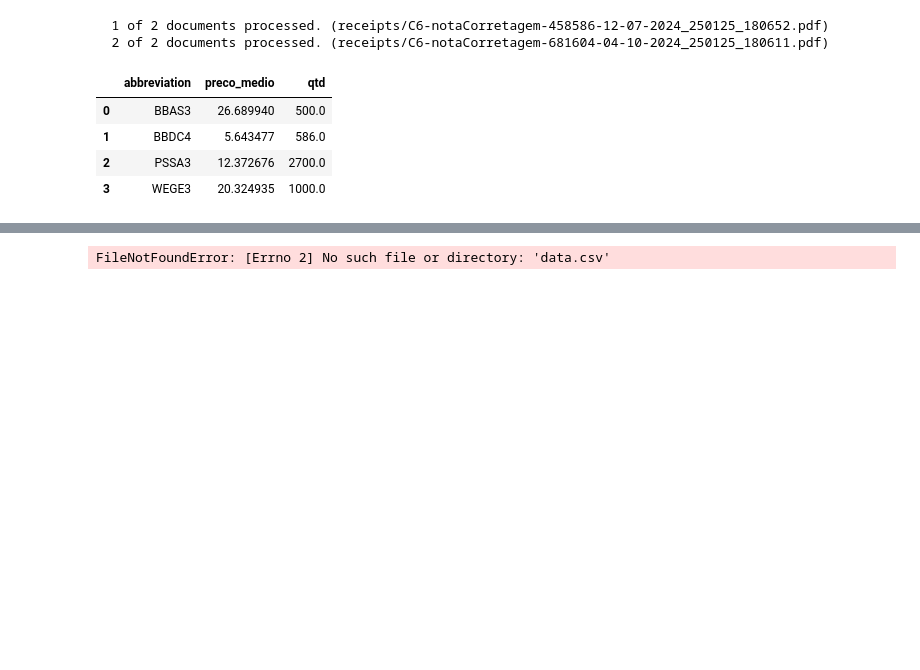
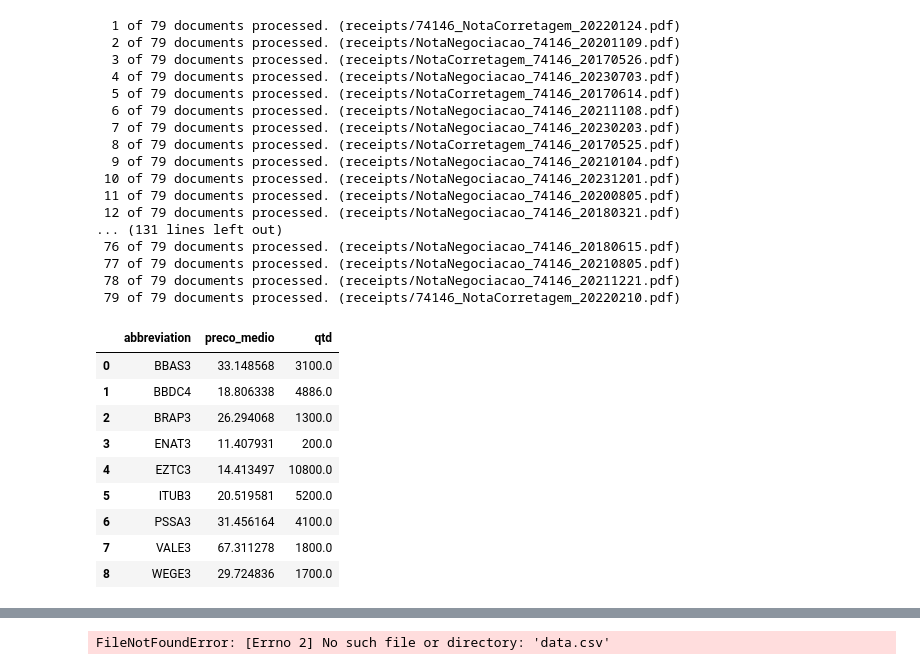
Before and after one commit to dokawa/lion-weapon, a Jupyter notebook: notebook.ipynb, the cells around one changed output, grey strips where cells are left out. Saved outputs shown, nothing was run; the diff lists cells and outputs as text; code cells hidden in the pictures; blank space fills up the shorter version.

```diff
--- a/notebook.ipynb
+++ b/notebook.ipynb
@@ -3,31 +3,51 @@
 # %%
 import importlib
 from lion_weapon import LionWeapon
 from importer import Importer
 from file_utils import get_filepaths_list
 import lion_weapon
 from utils import add_exceptional_earnings_since_2018
 
 from df_utils import save_csv, get_average_buy_price, get_average_buy_price_df
 from datetime import datetime
 
 
 importlib.reload(lion_weapon)
 
 filepath_list = get_filepaths_list("receipts")
 raw_df = Importer().process(filepath_list)
 raw_df = add_exceptional_earnings_since_2018(raw_df)
 
 
 lp = LionWeapon()
-df = lp.calculate(raw_df, datetime(2023, 12, 31))
+df = lp.calculate(raw_df, datetime(2024, 12, 31))
 df
 # %% [output]
-  1 of 2 documents processed. (receipts/C6-notaCorretagem-458586-12-07-2024_250125_180652.pdf)
-  2 of 2 documents processed. (receipts/C6-notaCorretagem-681604-04-10-2024_250125_180611.pdf)
+  1 of 79 documents processed. (receipts/74146_NotaCorretagem_20220124.pdf)
+  2 of 79 documents processed. (receipts/NotaNegociacao_74146_20201109.pdf)
+  3 of 79 documents processed. (receipts/NotaCorretagem_74146_20170526.pdf)
+  4 of 79 documents processed. (receipts/NotaNegociacao_74146_20230703.pdf)
+  5 of 79 documents processed. (receipts/NotaCorretagem_74146_20170614.pdf)
+  6 of 79 documents processed. (receipts/NotaNegociacao_74146_20211108.pdf)
+  7 of 79 documents processed. (receipts/NotaNegociacao_74146_20230203.pdf)
+  8 of 79 documents processed. (receipts/NotaCorretagem_74146_20170525.pdf)
+  9 of 79 documents processed. (receipts/NotaNegociacao_74146_20210104.pdf)
+ 10 of 79 documents processed. (receipts/NotaNegociacao_74146_20231201.pdf)
+ 11 of 79 documents processed. (receipts/NotaNegociacao_74146_20200805.pdf)
+ 12 of 79 documents processed. (receipts/NotaNegociacao_74146_20180321.pdf)
+... (131 lines left out)
+ 76 of 79 documents processed. (receipts/NotaNegociacao_74146_20180615.pdf)
+ 77 of 79 documents processed. (receipts/NotaNegociacao_74146_20210805.pdf)
+ 78 of 79 documents processed. (receipts/NotaNegociacao_74146_20211221.pdf)
+ 79 of 79 documents processed. (receipts/74146_NotaCorretagem_20220210.pdf)
 |  | abbreviation | preco_medio | qtd |
-| 0 | BBAS3 | 26.689940 | 500.0 |
-| 1 | BBDC4 | 5.643477 | 586.0 |
-| 2 | PSSA3 | 12.372676 | 2700.0 |
-| 3 | WEGE3 | 20.324935 | 1000.0 |
+| 0 | BBAS3 | 33.148568 | 3100.0 |
+| 1 | BBDC4 | 18.806338 | 4886.0 |
+| 2 | BRAP3 | 26.294068 | 1300.0 |
+| 3 | ENAT3 | 11.407931 | 200.0 |
+| 4 | EZTC3 | 14.413497 | 10800.0 |
+| 5 | ITUB3 | 20.519581 | 5200.0 |
+| 6 | PSSA3 | 31.456164 | 4100.0 |
+| 7 | VALE3 | 67.311278 | 1800.0 |
+| 8 | WEGE3 | 29.724836 | 1700.0 |
 # %%
```
Also changed, not shown: parts of 1 cell of this notebook, 1 other file.
